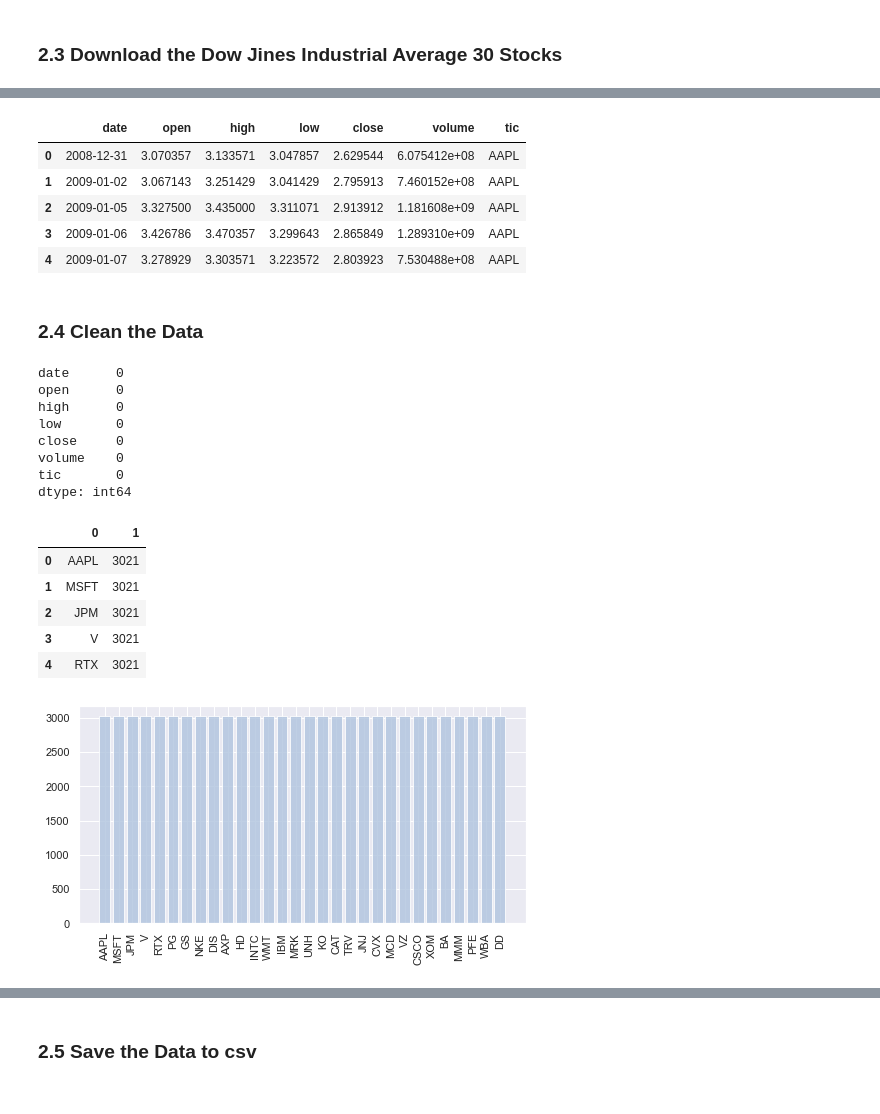
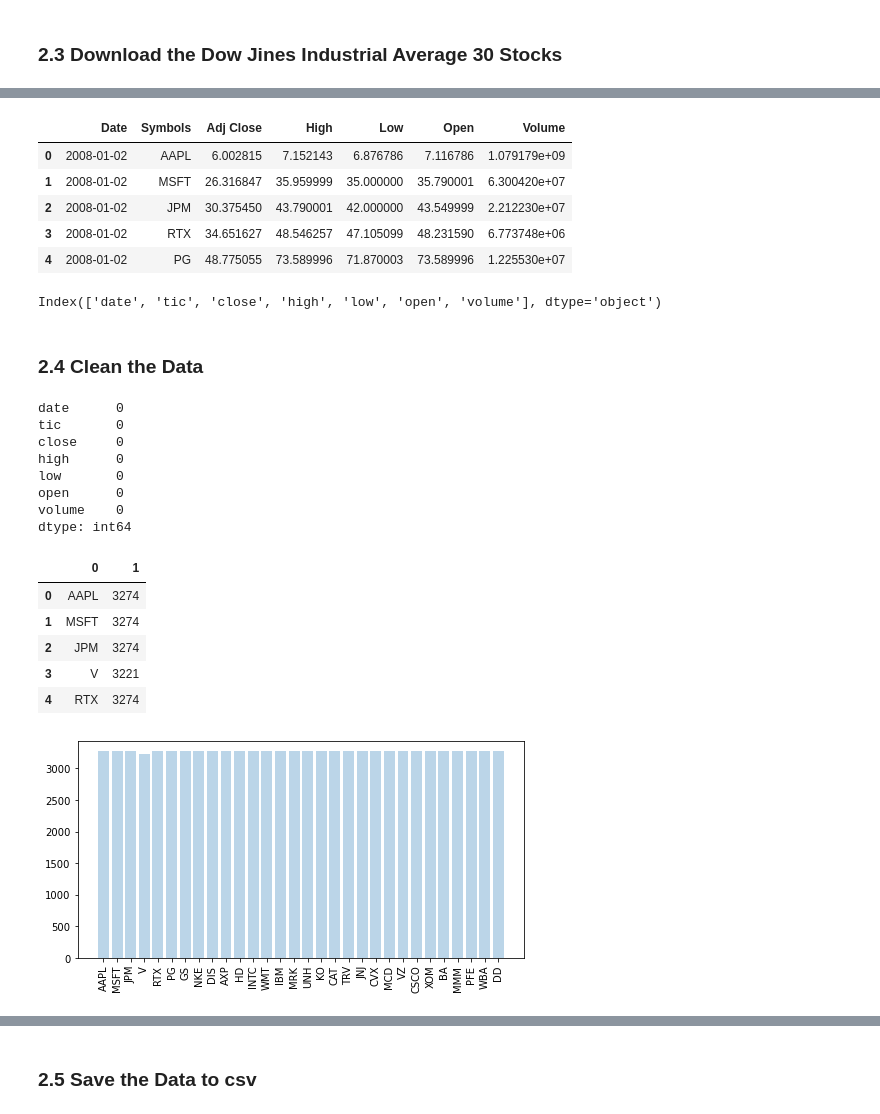
Before and after one commit to Musonda2day/Asset-Portfolio-Management-usingDeep-Reinforcement-Learning-, a Jupyter notebook: 2_Data_Download.ipynb, the cells around one changed output, grey strips where cells are left out. Drawn from its saved outputs; the diff is of its cells as text; code cells hidden in the pictures.

```diff
--- a/2_Data_Download.ipynb
+++ b/2_Data_Download.ipynb
@@ -68,12 +40,29 @@ Shape of DataFrame:  (90630, 7)
+# %%
+#Download the data
+
+df = pdr.get_data_yahoo([ticker_list][0],
+                          start='2008-01-01', end="2021-01-01")
+# %%
+data = df.copy()
+# %%
+data = data.stack().reset_index()
+data.columns.names = [None]
+data = data.drop(['Close'], axis=1)
 # %%
 data.head()
 # %% [output]
-|  | date | open | high | low | close | volume | tic |
-| 0 | 2008-12-31 | 3.070357 | 3.133571 | 3.047857 | 2.629544 | 6.075412e+08 | AAPL |
-| 1 | 2009-01-02 | 3.067143 | 3.251429 | 3.041429 | 2.795913 | 7.460152e+08 | AAPL |
-| 2 | 2009-01-05 | 3.327500 | 3.435000 | 3.311071 | 2.913912 | 1.181608e+09 | AAPL |
-| 3 | 2009-01-06 | 3.426786 | 3.470357 | 3.299643 | 2.865849 | 1.289310e+09 | AAPL |
-| 4 | 2009-01-07 | 3.278929 | 3.303571 | 3.223572 | 2.803923 | 7.530488e+08 | AAPL |
+|  | Date | Symbols | Adj Close | High | Low | Open | Volume |
+| 0 | 2008-01-02 | AAPL | 6.002815 | 7.152143 | 6.876786 | 7.116786 | 1.079179e+09 |
+| 1 | 2008-01-02 | MSFT | 26.316847 | 35.959999 | 35.000000 | 35.790001 | 6.300420e+07 |
+| 2 | 2008-01-02 | JPM | 30.375450 | 43.790001 | 42.000000 | 43.549999 | 2.212230e+07 |
+| 3 | 2008-01-02 | RTX | 34.651627 | 48.546257 | 47.105099 | 48.231590 | 6.773748e+06 |
+| 4 | 2008-01-02 | PG | 48.775055 | 73.589996 | 71.870003 | 73.589996 | 1.225530e+07 |
+# %%
+data.columns = ['date','tic','close','high','low','open','volume']
+# %%
+data.columns
+# %% [output]
+Index(['date', 'tic', 'close', 'high', 'low', 'open', 'volume'], dtype='object')
 # %% [markdown]
 ### 2.4 Clean the Data
 # %%
@@ -81,12 +70,12 @@ data.head()
 data.isna().sum()
 # %% [output]
 date      0
-open      0
+tic       0
+close     0
 high      0
 low       0
-close     0
+open      0
 volume    0
-tic       0
 dtype: int64
 # %%
 # check if all tickers have the same number of data points
@@ -100,16 +89,16 @@ for i in ticker_list:
 data_points_df.head()
 # %% [output]
 |  | 0 | 1 |
-| 0 | AAPL | 3021 |
-| 1 | MSFT | 3021 |
-| 2 | JPM | 3021 |
-| 3 | V | 3021 |
-| 4 | RTX | 3021 |
+| 0 | AAPL | 3274 |
+| 1 | MSFT | 3274 |
+| 2 | JPM | 3274 |
+| 3 | V | 3221 |
+| 4 | RTX | 3274 |
 # %%
 # Plot a bar chart to check that all tickers have same number of data points
 plt.subplots(figsize = (8, 4))
-plt.bar(data_points_df[0], data_points_df[1],alpha=0.8, color = 'lightsteelblue')
+plt.bar(data_points_df[0], data_points_df[1],alpha=0.3)
 plt.xticks(rotation=90)
 plt.show()
 # %% [output]
-[figure, old version]
+[figure, new version]
```
Also changed, not shown: parts of 22 cells of this notebook, 12 other files.
